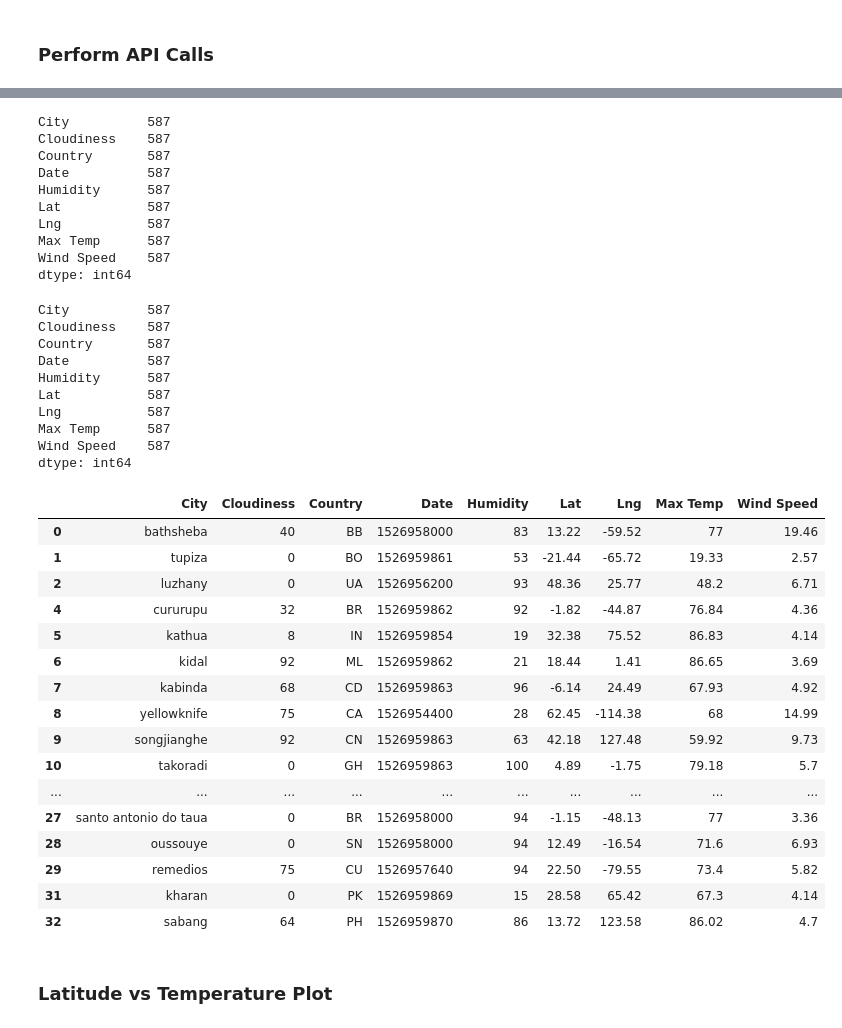
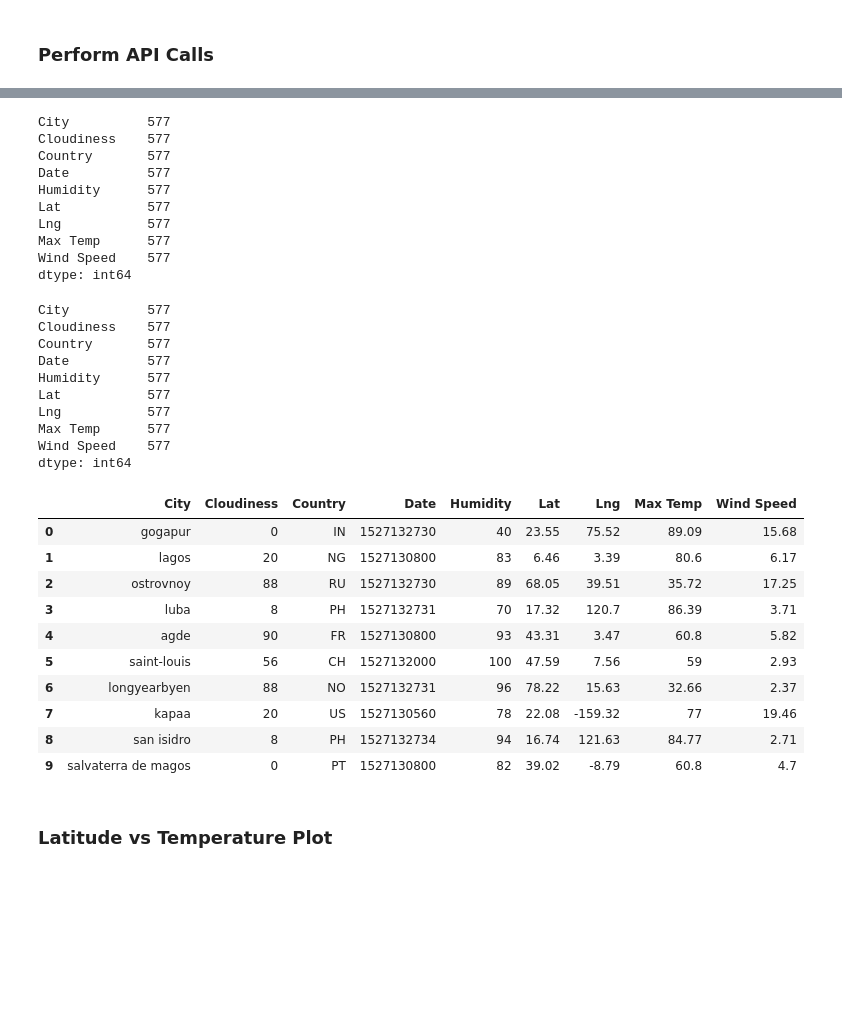
Before and after one commit to krashilili/HW6-PythonAPIs, a Jupyter notebook: WeatherPy_solved.ipynb, the cells around one changed output, grey strips where cells are left out. Saved outputs shown, nothing was run; the diff lists cells and outputs as text; code cells hidden in the pictures; blank space fills up the shorter version.

```diff
--- a/WeatherPy_solved.ipynb
+++ b/WeatherPy_solved.ipynb
@@ -44,0 +52,15 @@ The number of unique countries: 662
+# %%
+settings = {"units":"Imperial", "APPID": api_key}
+city_data_pd = pd.DataFrame(columns=['City','Cloudiness','Country','Date','Humidity','Lat','Lng','Max Temp','Wind Speed'])
+
+# make the request
+for city_index, city_name in enumerate(cities):
+    # create the url even though the wrapper does not need it
+    url = owm.BASE_URL + 'weather?' + 'units={units}&APPID={APPID}&q={city_name}'
+    query_url = url.format(city_name=city_name, **settings)
+
+    # print the log
+    print(f"Processing Record {city_num+1} | {city_name} \n{query_url}")
+
+    # get the data
+    data = owm.get_current(city_name,**settings)
@@ -108,49 +134,43 @@ http://api.openweathermap.org/data/2.5/weather?units=Imperial&APPID=f3353447a994
 # Statistics of the city data frame
 city_data_pd.count()
 # %% [output]
-City          587
-Cloudiness    587
-Country       587
-Date          587
-Humidity      587
-Lat           587
-Lng           587
-Max Temp      587
-Wind Speed    587
+City          577
+Cloudiness    577
+Country       577
+Date          577
+Humidity      577
+Lat           577
+Lng           577
+Max Temp      577
+Wind Speed    577
 dtype: int64
 # %%
 # drop the nan's
 city_data_pd = city_data_pd.dropna()
 city_data_pd.count()
 # %% [output]
-City          587
-Cloudiness    587
-Country       587
-Date          587
-Humidity      587
-Lat           587
-Lng           587
-Max Temp      587
-Wind Speed    587
+City          577
+Cloudiness    577
+Country       577
+Date          577
+Humidity      577
+Lat           577
+Lng           577
+Max Temp      577
+Wind Speed    577
 dtype: int64
 # %%
 # Visualize the city data frame
-city_data_pd.head(30)
+city_data_pd.head(10)
 # %% [output]
 |  | City | Cloudiness | Country | Date | Humidity | Lat | Lng | Max Temp | Wind Speed |
-| 0 | bathsheba | 40 | BB | 1526958000 | 83 | 13.22 | -59.52 | 77 | 19.46 |
-| 1 | tupiza | 0 | BO | 1526959861 | 53 | -21.44 | -65.72 | 19.33 | 2.57 |
-| 2 | luzhany | 0 | UA | 1526956200 | 93 | 48.36 | 25.77 | 48.2 | 6.71 |
-| 4 | cururupu | 32 | BR | 1526959862 | 92 | -1.82 | -44.87 | 76.84 | 4.36 |
-| 5 | kathua | 8 | IN | 1526959854 | 19 | 32.38 | 75.52 | 86.83 | 4.14 |
-| 6 | kidal | 92 | ML | 1526959862 | 21 | 18.44 | 1.41 | 86.65 | 3.69 |
-| 7 | kabinda | 68 | CD | 1526959863 | 96 | -6.14 | 24.49 | 67.93 | 4.92 |
-| 8 | yellowknife | 75 | CA | 1526954400 | 28 | 62.45 | -114.38 | 68 | 14.99 |
-| 9 | songjianghe | 92 | CN | 1526959863 | 63 | 42.18 | 127.48 | 59.92 | 9.73 |
-| 10 | takoradi | 0 | GH | 1526959863 | 100 | 4.89 | -1.75 | 79.18 | 5.7 |
-| ... | ... | ... | ... | ... | ... | ... | ... | ... | ... |
-| 27 | santo antonio do taua | 0 | BR | 1526958000 | 94 | -1.15 | -48.13 | 77 | 3.36 |
-| 28 | oussouye | 0 | SN | 1526958000 | 94 | 12.49 | -16.54 | 71.6 | 6.93 |
-| 29 | remedios | 75 | CU | 1526957640 | 94 | 22.50 | -79.55 | 73.4 | 5.82 |
-| 31 | kharan | 0 | PK | 1526959869 | 15 | 28.58 | 65.42 | 67.3 | 4.14 |
-| 32 | sabang | 64 | PH | 1526959870 | 86 | 13.72 | 123.58 | 86.02 | 4.7 |
+| 0 | gogapur | 0 | IN | 1527132730 | 40 | 23.55 | 75.52 | 89.09 | 15.68 |
+| 1 | lagos | 20 | NG | 1527130800 | 83 | 6.46 | 3.39 | 80.6 | 6.17 |
+| 2 | ostrovnoy | 88 | RU | 1527132730 | 89 | 68.05 | 39.51 | 35.72 | 17.25 |
+| 3 | luba | 8 | PH | 1527132731 | 70 | 17.32 | 120.7 | 86.39 | 3.71 |
+| 4 | agde | 90 | FR | 1527130800 | 93 | 43.31 | 3.47 | 60.8 | 5.82 |
+| 5 | saint-louis | 56 | CH | 1527132000 | 100 | 47.59 | 7.56 | 59 | 2.93 |
+| 6 | longyearbyen | 88 | NO | 1527132731 | 96 | 78.22 | 15.63 | 32.66 | 2.37 |
+| 7 | kapaa | 20 | US | 1527130560 | 78 | 22.08 | -159.32 | 77 | 19.46 |
+| 8 | san isidro | 8 | PH | 1527132734 | 94 | 16.74 | 121.63 | 84.77 | 2.71 |
+| 9 | salvaterra de magos | 0 | PT | 1527130800 | 82 | 39.02 | -8.79 | 60.8 | 4.7 |
```
Also changed, not shown: parts of 18 cells of this notebook, 2 other files.
